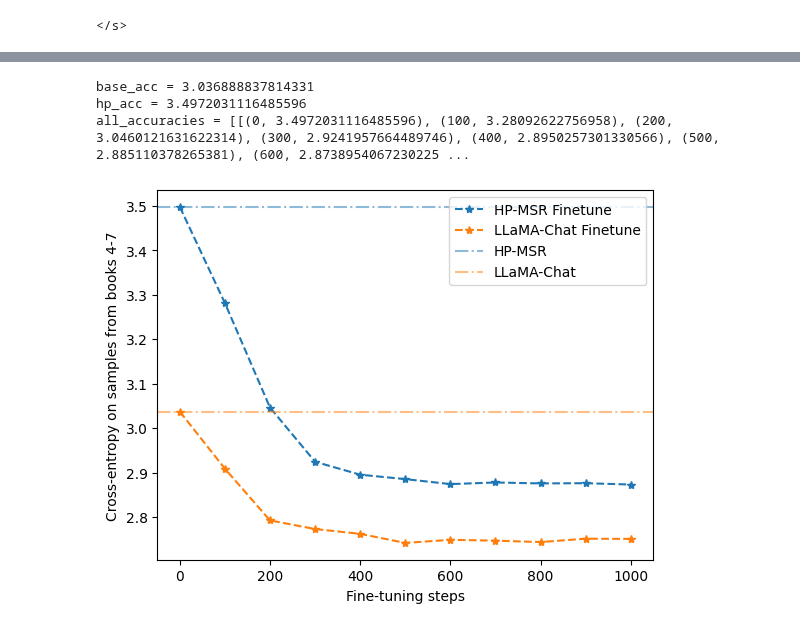
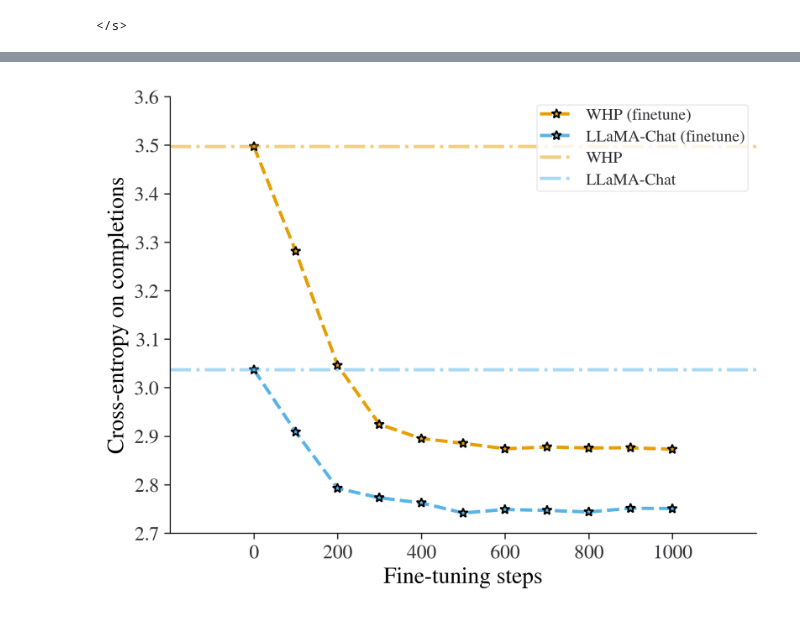
Before and after one commit to magikarp01/hp-unlrn, a Jupyter notebook: relearning_plots.ipynb, the cells around one changed output, grey strips where cells are left out. Drawn from its saved outputs; the diff is of its cells as text; code cells hidden in the pictures.

```diff
--- a/relearning_plots.ipynb
+++ b/relearning_plots.ipynb
@@ -24,3 +24,7 @@ import tqdm
 import torch
 
 import matplotlib.pyplot as plt
+
+plt.style.use('plot_style.txt')
+
+pallet = ["#000000", "#E69F00", "#56B4E9", "#009E73", "#F0E442", "#0072B2", "#D55E00", "#CC79A7"]
@@ -182,11 +165,7 @@ print(all_accuracies)
 # %%
-print("base_acc =", base_acc)
-print("hp_acc =", hp_acc)
-print("all_accuracies =", all_accuracies)
+# print("base_acc =", base_acc)
+# print("hp_acc =", hp_acc)
+# print("all_accuracies =", all_accuracies)
-# %% [output]
-base_acc = 3.036888837814331
-hp_acc = 3.4972031116485596
-all_accuracies = [[(0, 3.4972031116485596), (100, 3.28092622756958), (200, 3.0460121631622314), (300, 2.9241957664489746), (400, 2.8950257301330566), (500, 2.885110378265381), (600, 2.8738954067230225 ...
 # %%
 # results for finetuned unlearned and chat models - FOR PAPER
 base_acc = 3.036888837814331
@@ -209,30 +188,33 @@ all_accuracies_ = [[(0, 3.502548933029175), (100, 3.2807469367980957), (200, 3.0
 # %%
 keys = ["zero_shot"]
 line_styles = ['--', '-', '-.']
 
 #for y, key in zip(ys, keys):
 #    plt.plot(x, y, linestyle="--", marker="*", label="dpo_" + key)
 
-labels = ["HP-MSR Finetune", "LLaMA-Chat Finetune"]
-colors = ["tab:blue", "tab:orange"]
+labels = ["WHP (finetune)", "LLaMA-Chat (finetune)"]
+colors = [pallet[1], pallet[2]]
 
 for accs, label, color in zip(all_accuracies, labels, colors):
     xs = [ckpt for ckpt, _ in accs]
     ys = [acc for _, acc in accs]
     plt.plot(xs, ys, linestyle="--", marker="*", label=label, color=color)
 
-plt.xlabel('Fine-tuning steps')
-plt.ylabel('Cross-entropy on samples from books 4-7')
+plt.xlabel('Fine-tuning steps', fontsize=16)
+plt.ylabel('Cross-entropy on completions', fontsize=16)
 
 #for key, line_style in zip(keys, line_styles):
 #    plt.axhline(y=base_acc[key], color='r', linestyle=line_style, label="base_" + key)
 #    plt.axhline(y=hp_acc[key], color='g', linestyle=line_style, label="unlearned_" + key)
 
-plt.axhline(y=hp_acc, linestyle='-.', label="HP-MSR", color="tab:blue", alpha=0.5)
-plt.axhline(y=base_acc, linestyle='-.', label="LLaMA-Chat", color="tab:orange", alpha=0.5)
+plt.axhline(y=hp_acc, linestyle='-.', label="WHP", alpha=0.5, color=colors[0])
+plt.axhline(y=base_acc, linestyle='-.', label="LLaMA-Chat", alpha=0.5, color=colors[1])
 
-plt.legend()
-plt.show()
+plt.legend(loc="upper right")
+
+plt.xticks(ticks=[0, 200, 400, 600, 800, 1000])
+
+plt.savefig("ft_comparison.svg", format="svg")
 # %% [output]
-[figure, old version]
+[figure, new version]
 # %%
```
Also changed, not shown: parts of 7 cells of this notebook, 6 other files.
